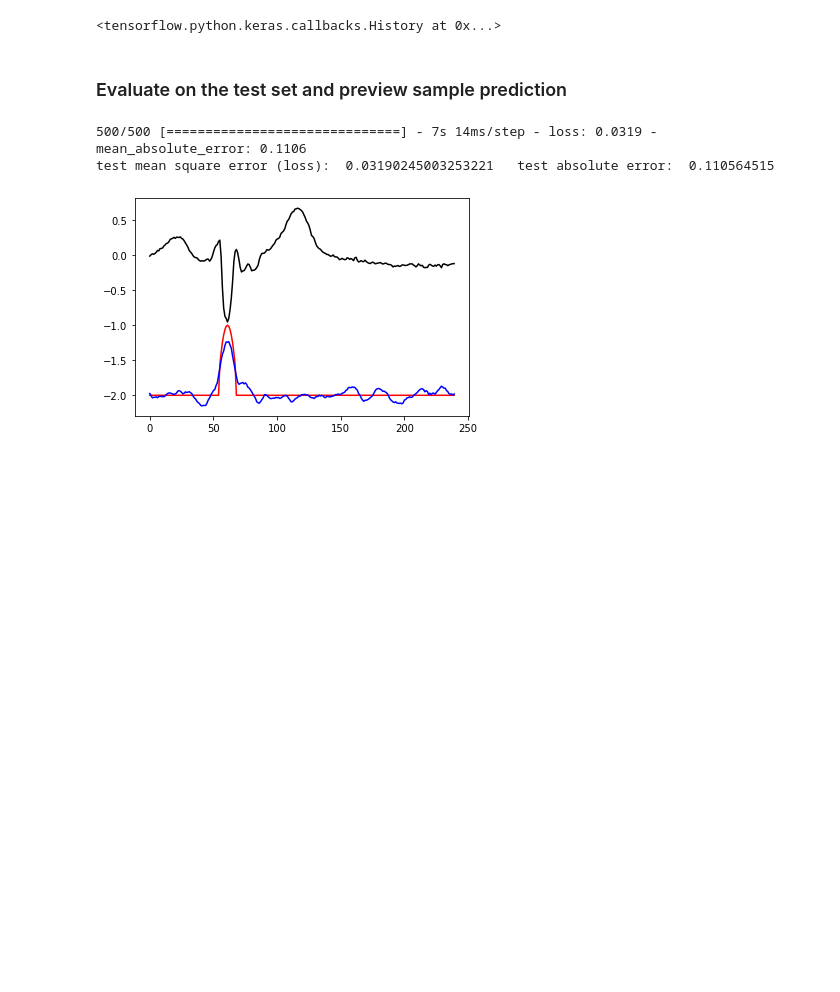
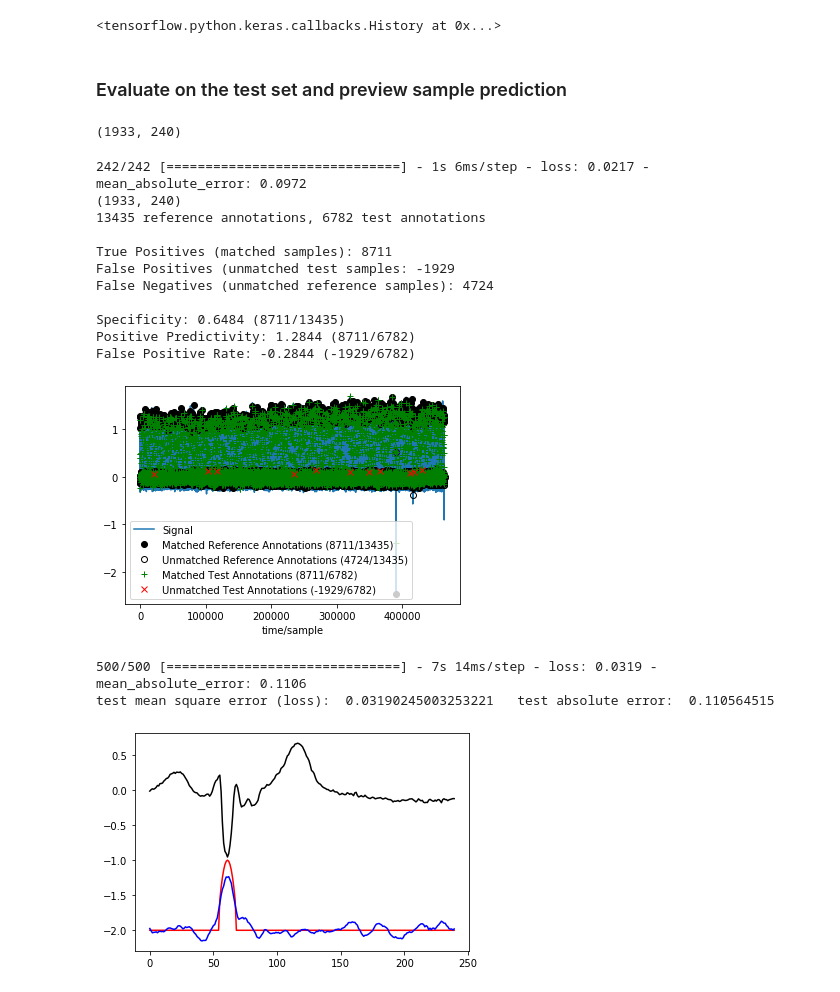
Before and after one commit to jells123/QRS-Detection, a Jupyter notebook: QRS-detectors.ipynb, the cells around one changed output. Drawn from its saved outputs; the diff is of its cells as text; code cells hidden in the pictures; blank space fills up the shorter version.

Commit message:
Put predicted file into compare annotations

```diff
--- a/QRS-detectors.ipynb
+++ b/QRS-detectors.ipynb
@@ -397,3 +353,7 @@ Epoch 5/5
 <tensorflow.python.keras.callbacks.History at 0x...>
 # %% [markdown]
 ### Evaluate on the test set and preview sample prediction
+# %%
+prediction.shape
+# %% [output]
+(1933, 240)
@@ -400,3 +362,56 @@ Epoch 5/5
+# %%
+def getNextFragment(data, fsize):
+
+    numSteps = int(np.floor(data.shape[1] / fsize))
+    for i in range(numSteps):
+        fragment = data[:, i*fsize : (i+1)*fsize]
+        inputs = fragment[0:2, :]
+        target = fragment[2, :]
+        yield inputs, target
+
+def padEnds(signals, batchSize, seqL, ninputs):
+    n = signals.shape[1]
+    batchWindowSize = batchSize * seqL * ninputs
+    batches_n = int(np.ceil(n / batchWindowSize))
+
+    new_signals = np.pad(signals, ((0,0), (0, batchWindowSize - n % batchWindowSize)), mode='constant', constant_values=(0.0))
+    return new_signals, int(new_signals.shape[1] / batchWindowSize)
+
+file = test_data[0, :]
+new_f, num_steps = padEnds(file, batchSize, seqL, ninputs)
+test = tf.data.Dataset.from_generator(lambda : getNextFragment(file, seqL*ninputs),
+                                           (tf.float32, tf.float32),
+                                           (tf.TensorShape([2, seqL*ninputs]),
+                                            tf.TensorShape([seqL*ninputs,])))
+batchSize = 8
+test = test.batch(batchSize)
+
+out = ffwdModel.evaluate(test, steps=num_steps)
+prediction = ffwdModel.predict(test, steps=num_steps)
+print(prediction.shape)
+
+# targ_in =  processing.find_local_peaks(sig=np.concatenate(new_f[2, :]), radius=30)
+targ_in =  processing.find_local_peaks(sig=new_f[2, :], radius=30)
+
+out_peaks = processing.find_local_peaks(sig=prediction.reshape(-1), radius=30)
+signal_input_channel_ii = new_f[0,:]
+
+comparitor = processing.compare_annotations(targ_in, out_peaks, seqL*ninputs, signal_input_channel_ii)
+comparitor.print_summary()
+comparitor.plot()
+# %% [output]
+242/242 [==============================] - 1s 6ms/step - loss: 0.0217 - mean_absolute_error: 0.0972
+(1933, 240)
+13435 reference annotations, 6782 test annotations
+
+True Positives (matched samples): 8711
+False Positives (unmatched test samples: -1929
+False Negatives (unmatched reference samples): 4724
+
+Specificity: 0.6484 (8711/13435)
+Positive Predictivity: 1.2844 (8711/6782)
+False Positive Rate: -0.2844 (-1929/6782)
+[figure, added]
 # %%
 out = ffwdModel.evaluate(testData, steps=500)
 print('test mean square error (loss): ', out[0], '  test absolute error: ', out[1])
```
Also changed, not shown: parts of 5 cells of this notebook.
